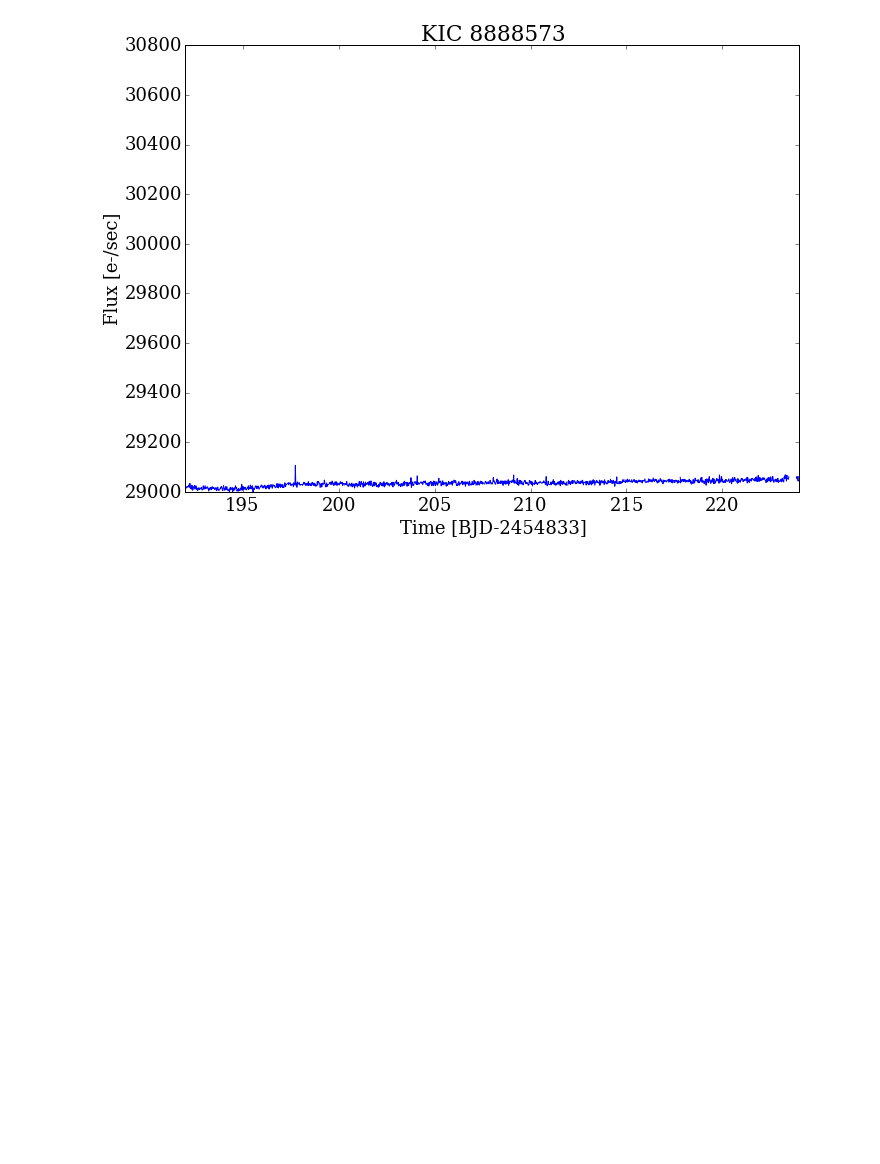
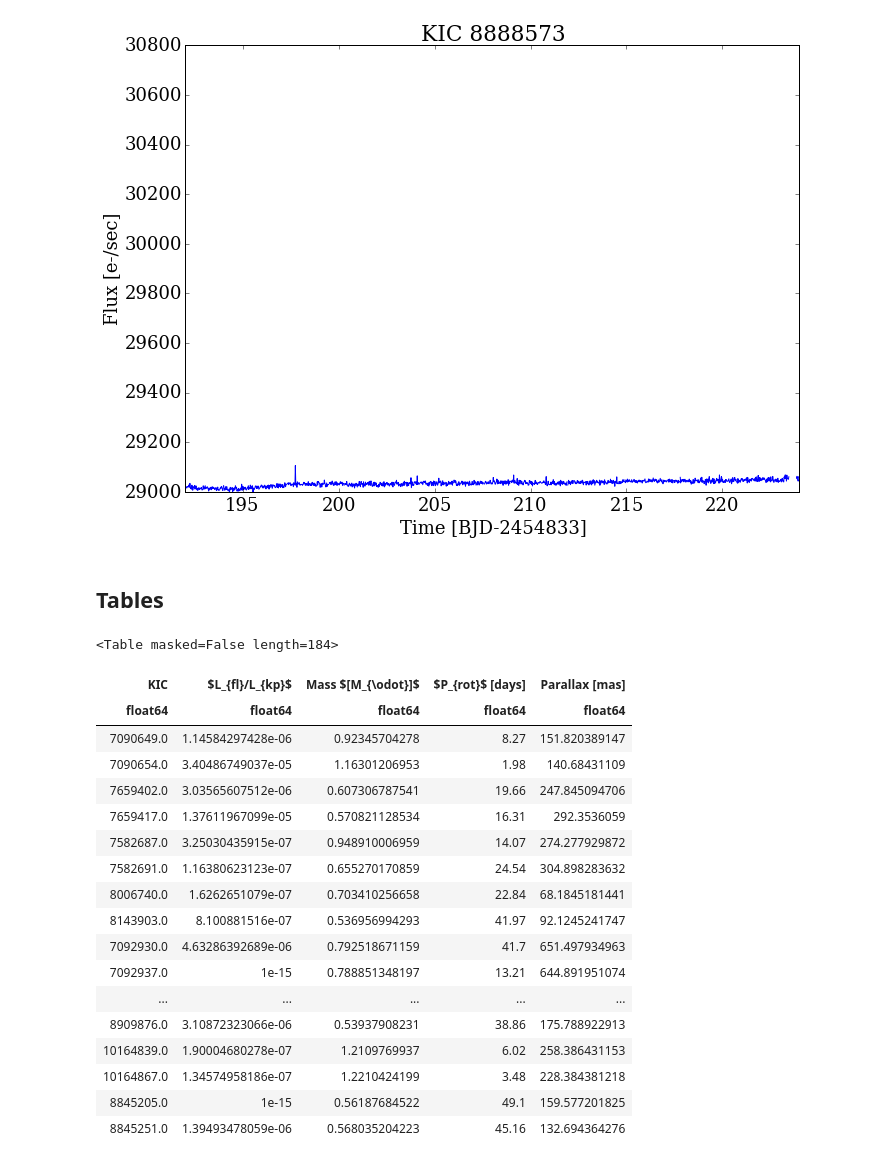
Before and after one commit to RileyWClarke/WideBinaryProject, a Jupyter notebook: WideBinaryProject.v3.ipynb, the cells around one changed output. Cells and saved outputs as stored; diff of their text form; code cells hidden in the pictures; blank space fills up the shorter version.

```diff
--- a/WideBinaryProject.v3.ipynb
+++ b/WideBinaryProject.v3.ipynb
@@ -788,3 +793,5 @@ plt.title('KIC 8888573')
 # %% [output]
 <matplotlib.text.Text at 0x...>
 [figure]
+# %% [markdown]
+## Tables
@@ -790,0 +800,30 @@ plt.title('KIC 8888573')
+# %%
+t = Table()
+
+t['KIC'] = kicnum[m]
+t[r'$L_{fl}/L_{kp}$'] = Lfl_Lbol[m]
+t[r'Mass $[M_{\odot}]$'] = mass[m]
+t[r'$P_{rot}$ [days]'] = prot
+t['Parallax [mas]'] = jim_dist[m]
+# %%
+t
+# %% [output]
+<Table masked=False length=184>
+| KIC | $L_{fl}/L_{kp}$ | Mass $[M_{\odot}]$ | $P_{rot}$ [days] | Parallax [mas] |
+| float64 | float64 | float64 | float64 | float64 |
+| 7090649.0 | 1.14584297428e-06 | 0.92345704278 | 8.27 | 151.820389147 |
+| 7090654.0 | 3.40486749037e-05 | 1.16301206953 | 1.98 | 140.68431109 |
+| 7659402.0 | 3.03565607512e-06 | 0.607306787541 | 19.66 | 247.845094706 |
+| 7659417.0 | 1.37611967099e-05 | 0.570821128534 | 16.31 | 292.3536059 |
+| 7582687.0 | 3.25030435915e-07 | 0.948910006959 | 14.07 | 274.277929872 |
+| 7582691.0 | 1.16380623123e-07 | 0.655270170859 | 24.54 | 304.898283632 |
+| 8006740.0 | 1.6262651079e-07 | 0.703410256658 | 22.84 | 68.1845181441 |
+| 8143903.0 | 8.100881516e-07 | 0.536956994293 | 41.97 | 92.1245241747 |
+| 7092930.0 | 4.63286392689e-06 | 0.792518671159 | 41.7 | 651.497934963 |
+| 7092937.0 | 1e-15 | 0.788851348197 | 13.21 | 644.891951074 |
+| ... | ... | ... | ... | ... |
+| 8909876.0 | 3.10872323066e-06 | 0.53937908231 | 38.86 | 175.788922913 |
+| 10164839.0 | 1.90004680278e-07 | 1.2109769937 | 6.02 | 258.386431153 |
+| 10164867.0 | 1.34574958186e-07 | 1.2210424199 | 3.48 | 228.384381218 |
+| 8845205.0 | 1e-15 | 0.56187684522 | 49.1 | 159.577201825 |
+| 8845251.0 | 1.39493478059e-06 | 0.568035204223 | 45.16 | 132.694364276 |
```
Also changed, not shown: parts of 6 cells of this notebook.
